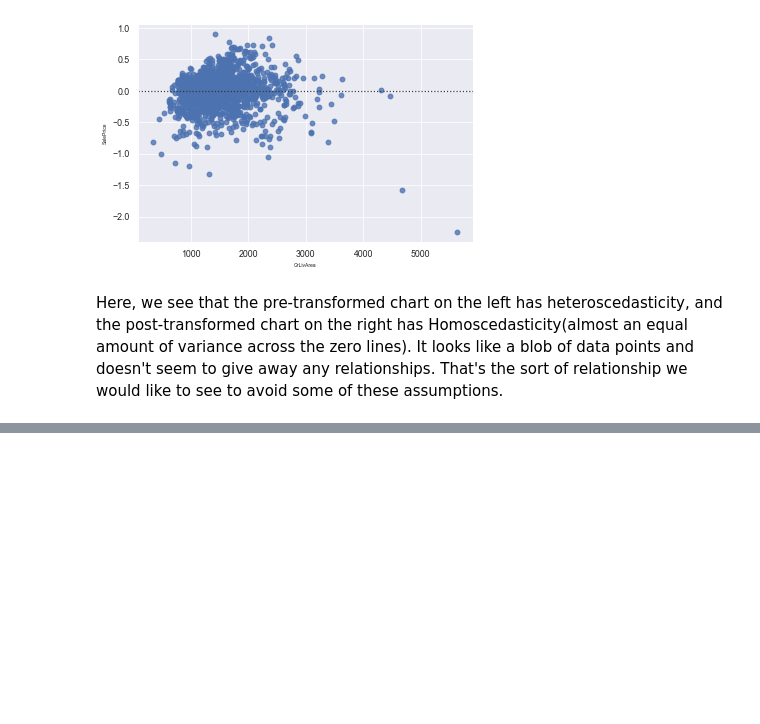
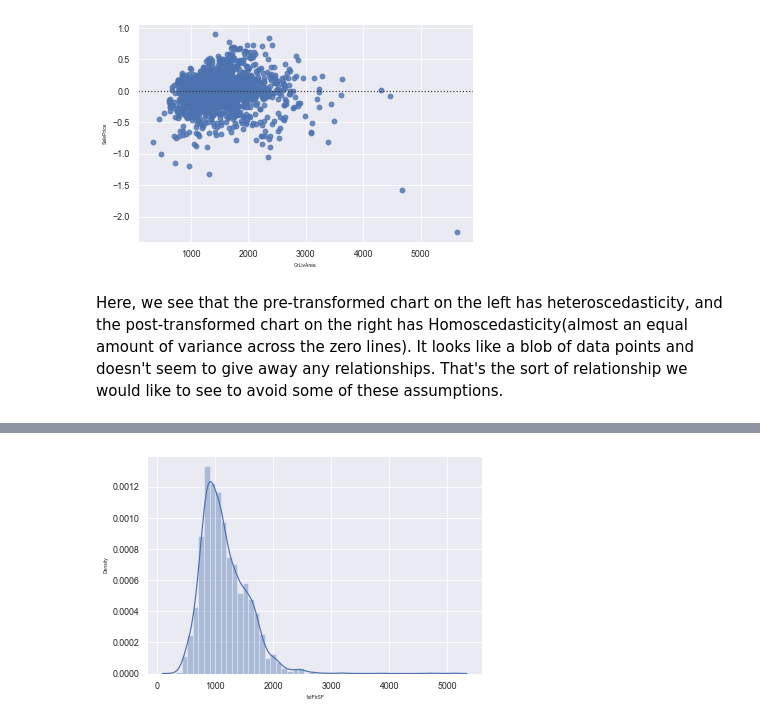
Before and after one commit to VikasNagare12/house-price-prediction, a Jupyter notebook: HousePricePrediction.ipynb, the cells around one changed output, grey strips where cells are left out. Cells and saved outputs as stored; diff of their text form; code cells hidden in the pictures; blank space fills up the shorter version.

```diff
--- a/HousePricePrediction.ipynb
+++ b/HousePricePrediction.ipynb
@@ -181,8 +182,9 @@ def customized_scatterplot(y, x):
     ## Plotting target variable with predictor variable(OverallQual)
     sns.scatterplot(y = y, x = x);
 # %%
+sns.set(font_scale=1)
 customized_scatterplot(y = train_df.SalePrice, x = train_df.OverallQual)
-#sns.set(font_scale=1)
+
 #sns.scatterplot(y = train_df.SalePrice, x = train_df.OverallQual);
 # %% [output]
 [figure]
@@ -283,0 +311,37 @@ Here, we see that the pre-transformed chart on the left has heteroscedasticity,
+# %%
+## In the following features the null values are there for a purpose, so we replace them with "0"
+missing_val_col2 = ['BsmtFinSF1',
+                    'BsmtFinSF2',
+                    'BsmtUnfSF',
+                    'TotalBsmtSF',
+                    'BsmtFullBath',
+                    'BsmtHalfBath',
+                    'GarageYrBlt',
+                    'GarageArea',
+                    'GarageCars',
+                    'MasVnrArea']
+
+for i in missing_val_col2:
+    all_data_df[i] = all_data_df[i].fillna(0)
+
+## Replaced all missing values in LotFrontage by imputing the median value of each neighborhood.
+all_data_df['LotFrontage'] = all_data_df.groupby('Neighborhood')['LotFrontage'].transform( lambda x: x.fillna(x.mean()))
+# %%
+## Zoning class are given in numerical; therefore converted to categorical variables.
+all_data_df['MSSubClass'] = all_data_df['MSSubClass'].astype(str)
+all_data_df['MSZoning'] = all_data_df.groupby('MSSubClass')['MSZoning'].transform(lambda x: x.fillna(x.mode()[0]))
+
+## Important years and months that should be categorical variables not numerical.
+# all_data['YearBuilt'] = all_data['YearBuilt'].astype(str)
+# all_data['YearRemodAdd'] = all_data['YearRemodAdd'].astype(str)
+# all_data['GarageYrBlt'] = all_data['GarageYrBlt'].astype(str)
+all_data_df['YrSold'] = all_data_df['YrSold'].astype(str)
+all_data_df['MoSold'] = all_data_df['MoSold'].astype(str)
+
+all_data_df['Functional'] = all_data_df['Functional'].fillna('Typ')
+all_data_df['Utilities'] = all_data_df['Utilities'].fillna('AllPub')
+all_data_df['Exterior1st'] = all_data_df['Exterior1st'].fillna(all_data_df['Exterior1st'].mode()[0])
+all_data_df['Exterior2nd'] = all_data_df['Exterior2nd'].fillna(all_data_df['Exterior2nd'].mode()[0])
+all_data_df['KitchenQual'] = all_data_df['KitchenQual'].fillna("TA")
+all_data_df['SaleType'] = all_data_df['SaleType'].fillna(all_data_df['SaleType'].mode()[0])
+all_data_df['Electrical'] = all_data_df['Electrical'].fillna("SBrkr")
@@ -283,0 +387,4 @@ Here, we see that the pre-transformed chart on the left has heteroscedasticity,
+# %%
+sns.distplot(all_data_df['1stFlrSF']);
+# %% [output]
+[figure, added]
```
Also changed, not shown: parts of 31 cells of this notebook.
